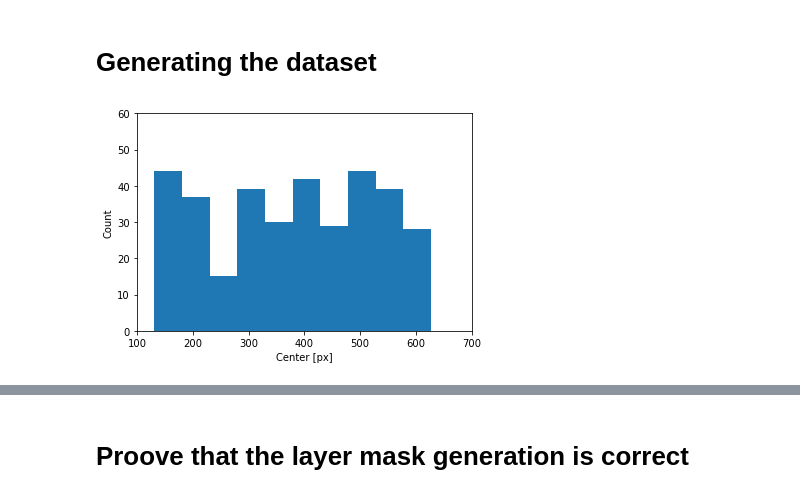
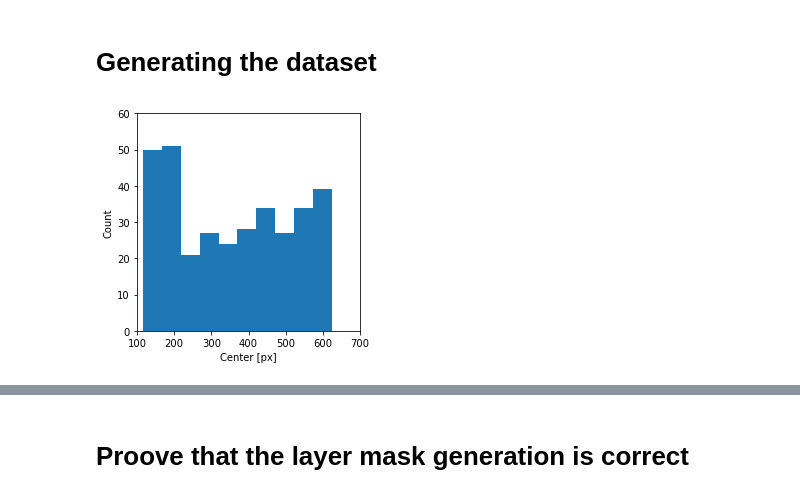
Before and after one commit to loerinczy/master-thesis, a Jupyter notebook: utils/inspect_data.ipynb, the cells around one changed output, grey strips where cells are left out. Drawn from its saved outputs; the diff is of its cells as text; code cells hidden in the pictures.

```diff
--- a/utils/inspect_data.ipynb
+++ b/utils/inspect_data.ipynb
@@ -114,11 +118,14 @@ dme = list(Path("../../dataset/raw/1-5").glob("*"))
 # %%
-maxval = 0
-minval = 496
+# maxval = 0
+# minval = 496
 
-for file in dme:
-    data = loadmat(file)
-    lyrs = data["manualLayers1"]
-    currmax = lyrs[~np.isnan(lyrs)].max()
-    currmin = lyrs[~np.isnan(lyrs)].min()
-    maxval = currmax if currmax > maxval else maxval
-    minval = currmin if currmin < minval else minval
+# for file in dme:
+#     data = loadmat(file)
+#     lyrs = data["manualLayers1"]
+#     currmax = lyrs[~np.isnan(lyrs)].max()
+#     currmin = lyrs[~np.isnan(lyrs)].min()
+#     maxval = currmax if currmax > maxval else maxval
+#     minval = currmin if currmin < minval else minval
+
+# print(minval)
+# print(maxval)
@@ -320,9 +329,18 @@ from matplotlib import pyplot as plt
+# %%
+# save
+with open("validation_patch_center_64.pkl", "wb") as file:
+    pickle.dump(mid_list, file)
+# %%
+# load
+with open("training_patch_center_64.pkl", "rb") as file:
+    mid_list = pickle.load(file)
 # %%
+plt.figure(figsize=(4, 4))
 plt.hist(mid_list)
 plt.xlabel("Center [px]")
 plt.ylabel("Count")
 plt.ylim(0, 60)
 plt.xlim(100, 700)
-plt.savefig("patch_center_distr_validation.png")
+plt.savefig("patch_center_distr_training.png")
 # %% [output]
-[figure, old version]
+[figure, new version]
```
Also changed, not shown: parts of 22 cells of this notebook, 3 other files.
